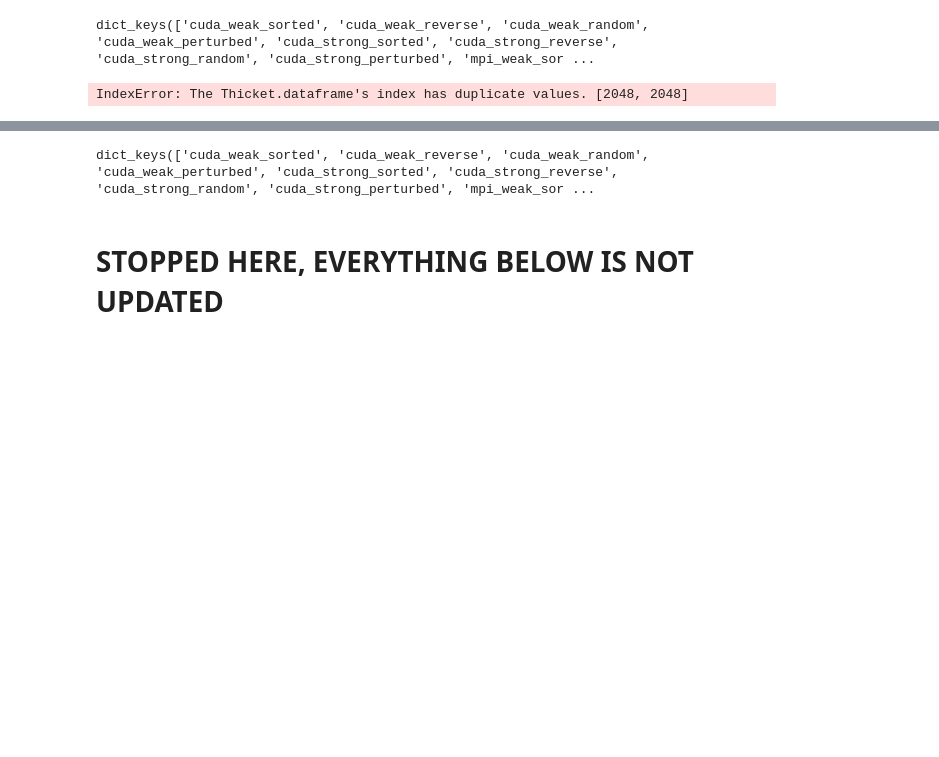
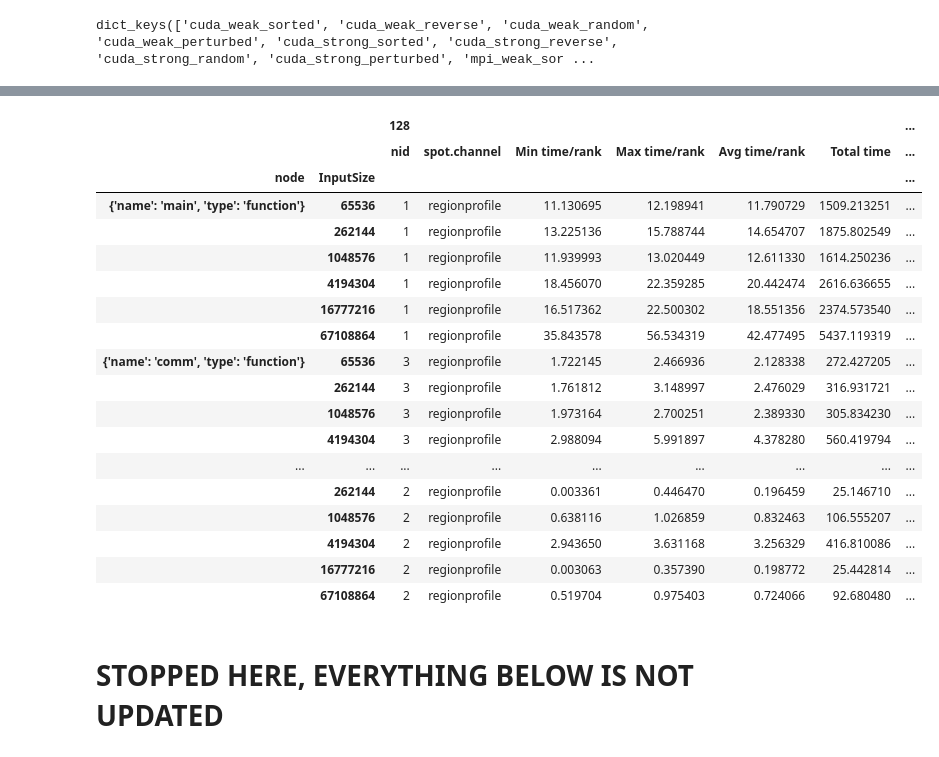
Before and after one commit to aheff20/CSCE435GroupProject, a Jupyter notebook: SampleSort_thicket.ipynb, the cells around one changed output, grey strips where cells are left out. Saved outputs shown, nothing was run; the diff lists cells and outputs as text; code cells hidden in the pictures; blank space fills up the shorter version.

```diff
--- a/SampleSort_thicket.ipynb
+++ b/SampleSort_thicket.ipynb
@@ -33,14 +33,14 @@ mpi_weak_sorted_tk = th.Thicket.from_caliperreader(glob("ProjectOuts/mpi/weak/so
 # %% [markdown]
 # CUDA Thicket Variables
 # %%
-cuda_strong_random_tk = th.Thicket.from_caliperreader(glob("ProjectOuts/cuda/strong/random/*.cali"))
-cuda_strong_reverse_tk = th.Thicket.from_caliperreader(glob("ProjectOuts/cuda/strong/reverse/*.cali"))
-cuda_strong_perturbed_tk = th.Thicket.from_caliperreader(glob("ProjectOuts/cuda/strong/perturbed/*.cali"))
-cuda_strong_sorted_tk = th.Thicket.from_caliperreader(glob("ProjectOuts/cuda/strong/sorted/*.cali"))
-cuda_weak_random_tk = th.Thicket.from_caliperreader(glob("ProjectOuts/cuda/weak/random/*.cali"))
-cuda_weak_reverse_tk = th.Thicket.from_caliperreader(glob("ProjectOuts/cuda/weak/reverse/*.cali"))
-cuda_weak_perturbed_tk = th.Thicket.from_caliperreader(glob("ProjectOuts/cuda/weak/perturbed/*.cali"))
-cuda_weak_sorted_tk = th.Thicket.from_caliperreader(glob("ProjectOuts/cuda/weak/sorted/*.cali"))
+cuda_strong_random_tk = th.Thicket.from_caliperreader(glob("sample_ProjectOuts/cuda/strong/random/*.cali"))
+cuda_strong_reverse_tk = th.Thicket.from_caliperreader(glob("sample_ProjectOuts/cuda/strong/reverse/*.cali"))
+cuda_strong_perturbed_tk = th.Thicket.from_caliperreader(glob("sample_ProjectOuts/cuda/strong/perturbed/*.cali"))
+cuda_strong_sorted_tk = th.Thicket.from_caliperreader(glob("sample_ProjectOuts/cuda/strong/sorted/*.cali"))
+cuda_weak_random_tk = th.Thicket.from_caliperreader(glob("sample_ProjectOuts/cuda/weak/random/*.cali"))
+cuda_weak_reverse_tk = th.Thicket.from_caliperreader(glob("sample_ProjectOuts/cuda/weak/reverse/*.cali"))
+cuda_weak_perturbed_tk = th.Thicket.from_caliperreader(glob("sample_ProjectOuts/cuda/weak/perturbed/*.cali"))
+cuda_weak_sorted_tk = th.Thicket.from_caliperreader(glob("sample_ProjectOuts/cuda/weak/sorted/*.cali"))
 # %%
 tks = {}
 
@@ -162,14 +159,20 @@ dict_keys(['cuda_weak_sorted', 'cuda_weak_reverse', 'cuda_weak_random', 'cuda_we
 ctks = {}
 
 for i in gbs.keys():
-    ctks[i] = th.Thicket.concat_thickets(
-        thickets=list(gbs[i].values()),
-        headers=list(gbs[i].keys()),
-        axis="columns",
-        metadata_key="num_threads"
-    )
+    if "strong" in i:
+        ctks[i] = th.Thicket.concat_thickets(
+            thickets=list(gbs[i].values()),
+            headers=list(gbs[i].keys()),
+            axis="columns",
+            metadata_key="num_threads"
+        )
+    else:
+        ctks[i] = th.Thicket.concat_thickets(
+            thickets=list(gbs[i].values()),
+            headers=list(gbs[i].keys()),
+            axis="columns",
+            metadata_key="InputSize"
+        )
-# %% [output]
-IndexError: The Thicket.dataframe's index has duplicate values. [2048, 2048]
 # %%
 # mpi_strong_random_ctk.dataframe
 
@@ -194,10 +197,28 @@ ctks["mpi_strong_random"].dataframe
 |  | 256 | 2 | regionprofile | 0.000123 | 0.134524 | 0.002073 | 0.530565 | ... |
 |  | 512 | 2 | regionprofile | 0.000072 | 0.182040 | 0.000897 | 0.459374 | ... |
 |  | 1024 | 2 | regionprofile | 0.000052 | 0.193588 | 0.000839 | 0.859435 | ... |
-# %%
-print(ctks.keys())
-# %% [output]
-dict_keys(['cuda_weak_sorted', 'cuda_weak_reverse', 'cuda_weak_random', 'cuda_weak_perturbed', 'cuda_strong_sorted', 'cuda_strong_reverse', 'cuda_strong_random', 'cuda_strong_perturbed', 'mpi_weak_sor ...
+# %%
+ctks["mpi_weak_random"].dataframe
+# %% [output]
+|  |  | 128 |  |  |  |  |  | ... |
+|  |  | nid | spot.channel | Min time/rank | Max time/rank | Avg time/rank | Total time | ... |
+| node | InputSize |  |  |  |  |  |  | ... |
+| {'name': 'main', 'type': 'function'} | 65536 | 1 | regionprofile | 11.130695 | 12.198941 | 11.790729 | 1509.213251 | ... |
+|  | 262144 | 1 | regionprofile | 13.225136 | 15.788744 | 14.654707 | 1875.802549 | ... |
+|  | 1048576 | 1 | regionprofile | 11.939993 | 13.020449 | 12.611330 | 1614.250236 | ... |
+|  | 4194304 | 1 | regionprofile | 18.456070 | 22.359285 | 20.442474 | 2616.636655 | ... |
+|  | 16777216 | 1 | regionprofile | 16.517362 | 22.500302 | 18.551356 | 2374.573540 | ... |
+|  | 67108864 | 1 | regionprofile | 35.843578 | 56.534319 | 42.477495 | 5437.119319 | ... |
+| {'name': 'comm', 'type': 'function'} | 65536 | 3 | regionprofile | 1.722145 | 2.466936 | 2.128338 | 272.427205 | ... |
+|  | 262144 | 3 | regionprofile | 1.761812 | 3.148997 | 2.476029 | 316.931721 | ... |
+|  | 1048576 | 3 | regionprofile | 1.973164 | 2.700251 | 2.389330 | 305.834230 | ... |
+|  | 4194304 | 3 | regionprofile | 2.988094 | 5.991897 | 4.378280 | 560.419794 | ... |
+| ... | ... | ... | ... | ... | ... | ... | ... | ... |
+|  | 262144 | 2 | regionprofile | 0.003361 | 0.446470 | 0.196459 | 25.146710 | ... |
+|  | 1048576 | 2 | regionprofile | 0.638116 | 1.026859 | 0.832463 | 106.555207 | ... |
+|  | 4194304 | 2 | regionprofile | 2.943650 | 3.631168 | 3.256329 | 416.810086 | ... |
+|  | 16777216 | 2 | regionprofile | 0.003063 | 0.357390 | 0.198772 | 25.442814 | ... |
+|  | 67108864 | 2 | regionprofile | 0.519704 | 0.975403 | 0.724066 | 92.680480 | ... |
 # %% [markdown]
 # STOPPED HERE, EVERYTHING BELOW IS NOT UPDATED
 # %% [markdown]
```
Also changed, not shown: parts of 10 cells of this notebook.
